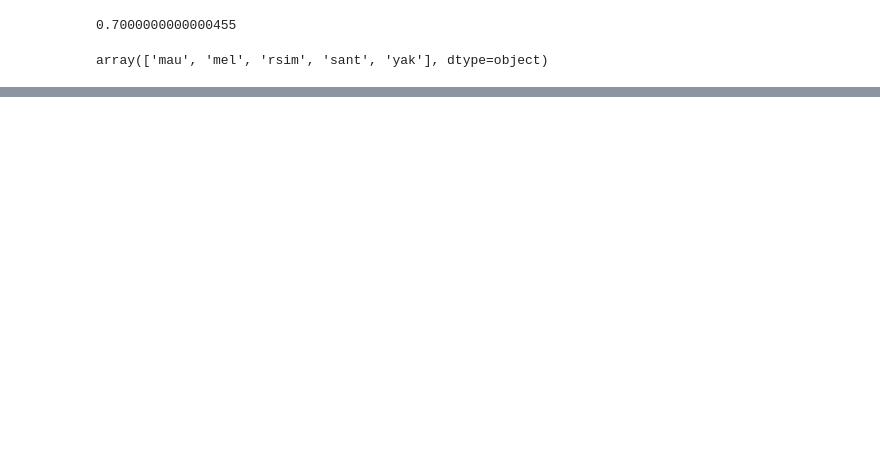
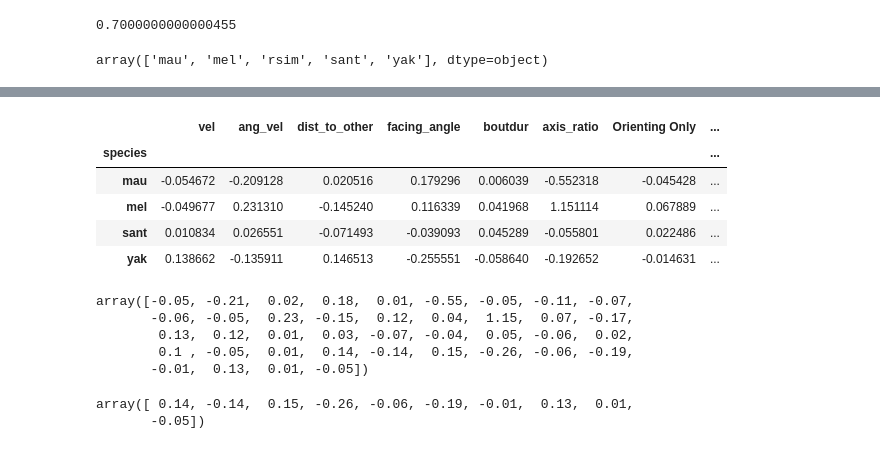
Before and after one commit to julianarhee/flytracker_analysis, a Jupyter notebook: ethograms-to-pca.ipynb, the cells around one changed output, grey strips where cells are left out. Drawn from its saved outputs; the diff is of its cells as text; code cells hidden in the pictures; blank space fills up the shorter version.

```diff
--- a/ethograms-to-pca.ipynb
+++ b/ethograms-to-pca.ipynb
@@ -419,0 +369,4 @@ ax.set_aspect(0.05)
+# %%
+scaler = sklearn.preprocessing.StandardScaler()
+X_sd = scaler.fit_transform(X)
+#y_sd = X_sd = scaler.fit_transform(y)
@@ -419,0 +496,28 @@ ax.set_aspect(0.05)
+# %%
+data_x = copy.copy(X_sd)
+data_y = copy.copy(y)
+
+k_fold = StratifiedKFold(10, shuffle=True, random_state=0)
+
+predicted_targets = [] #np.array([])
+actual_targets = [] #np.array([])
+clfs=[]
+avg_feats=[]
+for i, (train_ix, test_ix) in enumerate(k_fold.split(data_x, data_y)): #k_fold.split(data_x):
+    train_x, train_y, test_x, test_y = data_x[train_ix], data_y[train_ix], data_x[test_ix], data_y[test_ix]
+
+    # Fit the classifier
+    #classifier = svm.SVC(C=1.0, kernel='linear').fit(train_x, train_y)
+    clf = sklearn.svm.LinearSVC(C=1.0).fit(train_x, train_y)
+    # Predict the labels of the test set samples
+    predicted_labels = clf.predict(test_x)
+    #print(i, train_ix, len(test_y[test_y=='sant']))
+#     predicted_targets = np.append(predicted_targets, predicted_labels)
+#     actual_targets = np.append(actual_targets, test_y)
+    predicted_targets.append(predicted_labels)
+    actual_targets.append(test_y)
+
+    average_feature_effects = abs(clf.coef_) * np.asarray(train_x.mean(axis=0)).ravel()
+
+    clfs.append(clf)
+    avg_feats.append(average_feature_effects)
@@ -419,0 +547,10 @@ ax.set_aspect(0.05)
+# %%
+df_list = []
+for ci, clf in enumerate(clfs):
+    print(len(plot_behaviors), clf.coef_.shape)
+    df_ = pd.DataFrame(data=clf.coef_, columns=plot_behaviors, index=clf.classes_)
+    df_['fold'] = ci
+    df_list.append(df_)
+clfdf = pd.concat(df_list, axis=0)
+clfdf = clfdf.reset_index().rename(columns={'index': 'species'})
+clfdf
@@ -419,0 +596,9 @@ ax.set_aspect(0.05)
+# %%
+clfdf.groupby('species').mean()
+# %% [output]
+|  | vel | ang_vel | dist_to_other | facing_angle | boutdur | axis_ratio | Orienting Only | ... |
+| species |  |  |  |  |  |  |  | ... |
+| mau | -0.054672 | -0.209128 | 0.020516 | 0.179296 | 0.006039 | -0.552318 | -0.045428 | ... |
+| mel | -0.049677 | 0.231310 | -0.145240 | 0.116339 | 0.041968 | 1.151114 | 0.067889 | ... |
+| sant | 0.010834 | 0.026551 | -0.071493 | -0.039093 | 0.045289 | -0.055801 | 0.022486 | ... |
+| yak | 0.138662 | -0.135911 | 0.146513 | -0.255551 | -0.058640 | -0.192652 | -0.014631 | ... |
@@ -419,0 +611,8 @@ ax.set_aspect(0.05)
+# %%
+clfdf_mean[plot_behaviors].values.ravel()
+# %% [output]
+array([-0.05, -0.21,  0.02,  0.18,  0.01, -0.55, -0.05, -0.11, -0.07,
+       -0.06, -0.05,  0.23, -0.15,  0.12,  0.04,  1.15,  0.07, -0.17,
+        0.13,  0.12,  0.01,  0.03, -0.07, -0.04,  0.05, -0.06,  0.02,
+        0.1 , -0.05,  0.01,  0.14, -0.14,  0.15, -0.26, -0.06, -0.19,
+       -0.01,  0.13,  0.01, -0.05])
@@ -419,0 +624,5 @@ ax.set_aspect(0.05)
+# %%
+d_[plot_behaviors].values[0]
+# %% [output]
+array([ 0.14, -0.14,  0.15, -0.26, -0.06, -0.19, -0.01,  0.13,  0.01,
+       -0.05])
```
Also changed, not shown: parts of 86 cells of this notebook.
